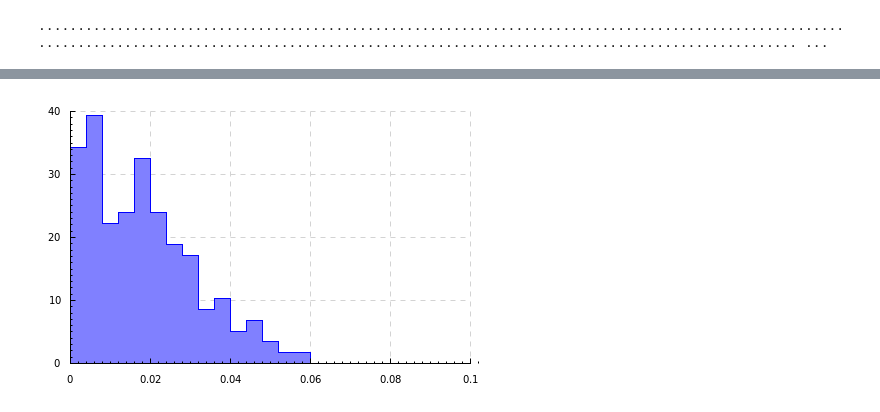
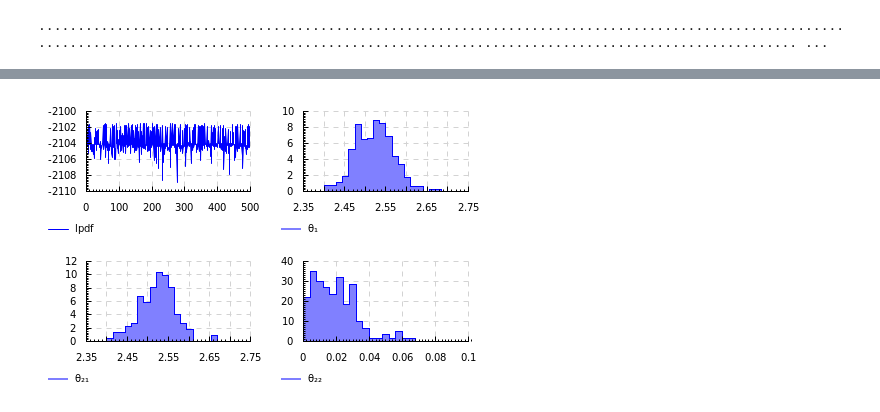
Before and after one commit to davidar/stochaskell, a Jupyter notebook: rj.ipynb, the cells around one changed output, grey strips where cells are left out. Cells and saved outputs as stored; diff of their text form; code cells hidden in the pictures.

```diff
--- a/rj.ipynb
+++ b/rj.ipynb
@@ -152,6 +140,13 @@ toRenderable . plot . return . histToPlot $ defaultNormedPlotHist
-# %%
--- second parameter of model 2
-toRenderable . plot . return . histToPlot $ defaultNormedPlotHist
-  { _plot_hist_values = [real kap | Model2 lam kap _ <- samples], _plot_hist_range = Just (0,0.08) }
-# %% [output]
-[figure, removed]
+# %%
+let plot' = layoutToGrid . execEC . plot
+    hist s vals rng = return . histToPlot $ defaultNormedPlotHist
+      { _plot_hist_title = s, _plot_hist_values = vals, _plot_hist_range = Just rng }
+
+toRenderable $
+  (plot' (line "lpdf" [[(i, real $ soccer n `lpdfAux` fromConcrete m) | (i,m) <- [1..] `zip` tail samples]]) `beside`
+   plot' (hist "θ₁" [real lam | Model1 lam _ <- samples] (2.4,2.7)))
+  `above`
+  (plot' (hist "θ₂₁" [real lam | Model2 lam kap _ <- samples] (2.4,2.7)) `beside`
+   plot' (hist "θ₂₂" [real kap | Model2 lam kap _ <- samples] (0,0.08)))
+# %% [output]
+[figure, added]
```
Also changed, not shown: parts of 3 cells of this notebook, 27 other files.
